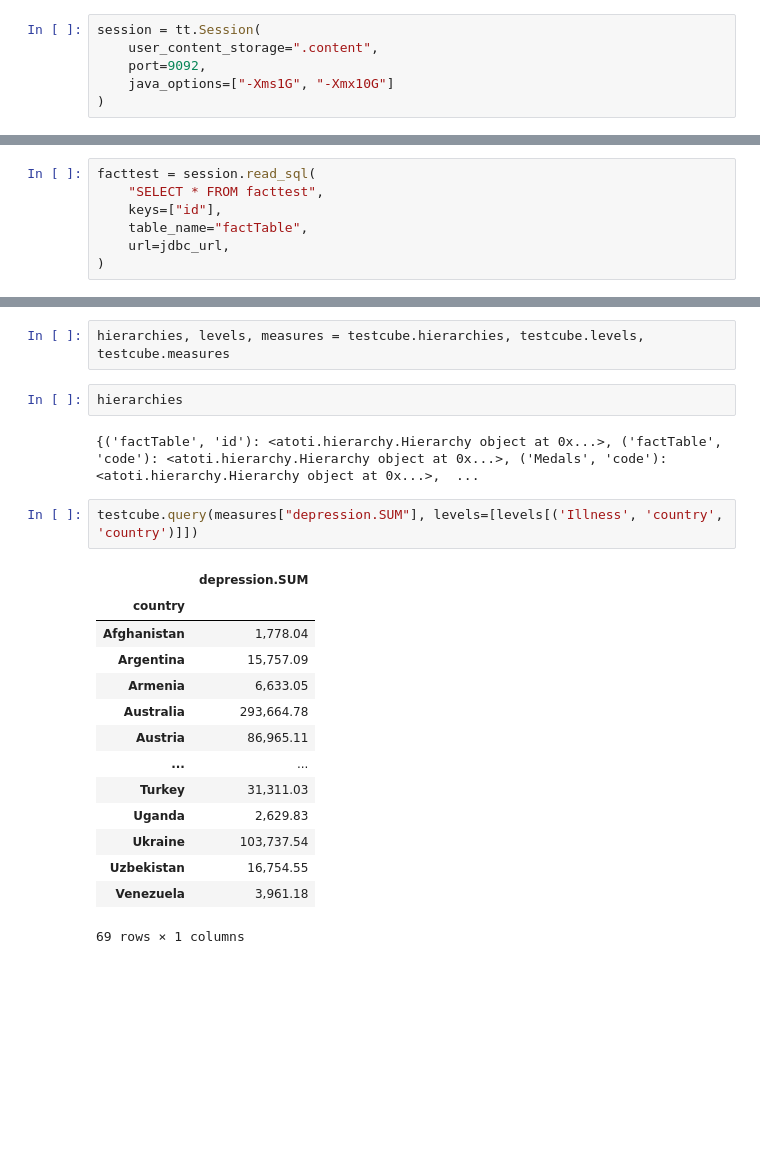
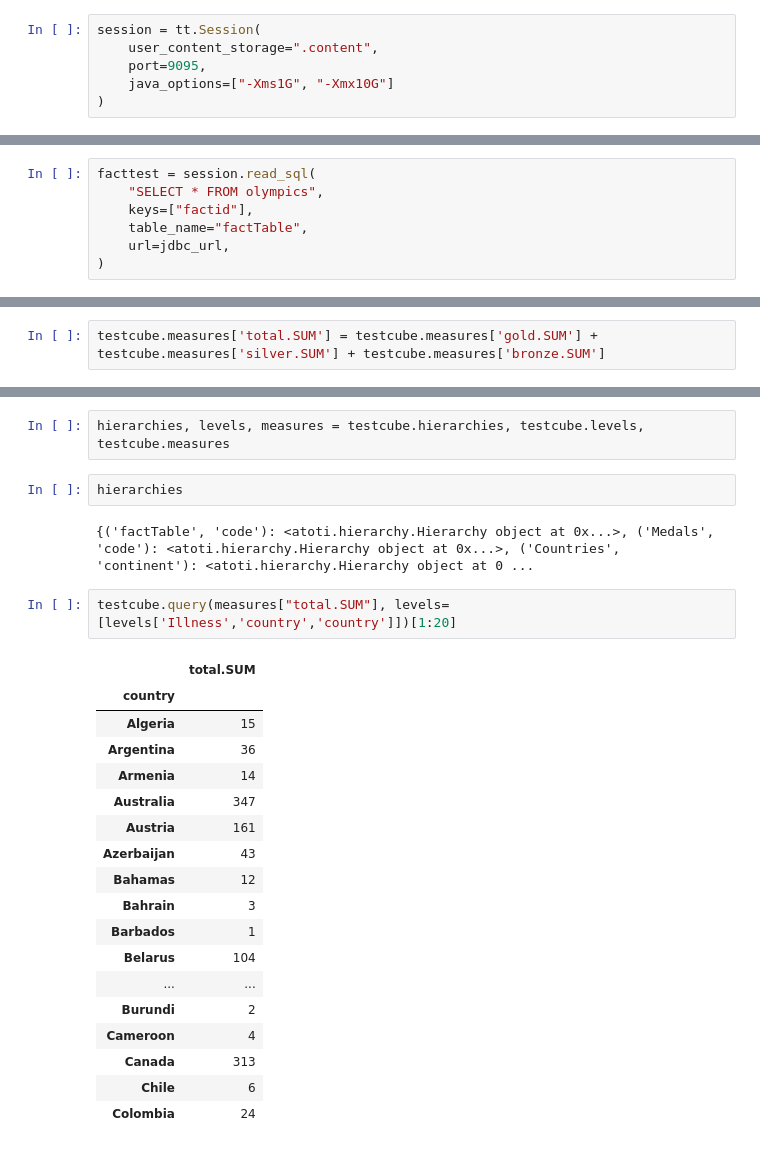
Before and after one commit to nadunvindy/Data-Warehousing-Project-1, a Jupyter notebook: Project1 Cube Creation.ipynb, the cells around one changed output, grey strips where cells are left out. Cells and saved outputs as stored; diff of their text form; blank space fills up the shorter version.

````diff
--- a/Project1 Cube Creation.ipynb
+++ b/Project1 Cube Creation.ipynb
@@ -14,6 +3,6 @@ You can hide this message by setting the `ATOTI_HIDE_EULA_MESSAGE` environment v
 # %%
 session = tt.Session(
     user_content_storage=".content",
-    port=9092,
+    port=9095,
     java_options=["-Xms1G", "-Xmx10G"]
 )
@@ -31,8 +22,8 @@ jdbc_url
 'jdbc:postgresql://localhost:5432/Project1?user=postgres&password=postgres'
 # %%
 facttest = session.read_sql(
-    "SELECT * FROM facttest",
-    keys=["id"],
+    "SELECT * FROM olympics",
+    keys=["factid"],
     table_name="factTable",
     url=jdbc_url,
 )
@@ -115,6 +107,8 @@ erDiagram
 ```
 # %%
 testcube = session.create_cube(facttest)
+# %%
+testcube.measures['total.SUM'] = testcube.measures['gold.SUM'] + testcube.measures['silver.SUM'] + testcube.measures['bronze.SUM']
 # %%
 testcube
 # %% [output]
@@ -124,21 +118,25 @@ hierarchies, levels, measures = testcube.hierarchies, testcube.levels, testcube.
 # %%
 hierarchies
 # %% [output]
-{('factTable', 'id'): <atoti.hierarchy.Hierarchy object at 0x...>, ('factTable', 'code'): <atoti.hierarchy.Hierarchy object at 0x...>, ('Medals', 'code'): <atoti.hierarchy.Hierarchy object at 0x...>,  ...
+{('factTable', 'code'): <atoti.hierarchy.Hierarchy object at 0x...>, ('Medals', 'code'): <atoti.hierarchy.Hierarchy object at 0x...>, ('Countries', 'continent'): <atoti.hierarchy.Hierarchy object at 0 ...
 # %%
-testcube.query(measures["depression.SUM"], levels=[levels[('Illness', 'country', 'country')]])
+testcube.query(measures["total.SUM"], levels=[levels['Illness','country','country']])[1:20]
 # %% [output]
-|  | depression.SUM |
+|  | total.SUM |
 | country |  |
-| Afghanistan | 1,778.04 |
-| Argentina | 15,757.09 |
-| Armenia | 6,633.05 |
-| Australia | 293,664.78 |
-| Austria | 86,965.11 |
+| Algeria | 15 |
+| Argentina | 36 |
+| Armenia | 14 |
+| Australia | 347 |
+| Austria | 161 |
+| Azerbaijan | 43 |
+| Bahamas | 12 |
+| Bahrain | 3 |
+| Barbados | 1 |
+| Belarus | 104 |
 | ... | ... |
-| Turkey | 31,311.03 |
-| Uganda | 2,629.83 |
-| Ukraine | 103,737.54 |
-| Uzbekistan | 16,754.55 |
-| Venezuela | 3,961.18 |
+| Burundi | 2 |
+| Cameroon | 4 |
+| Canada | 313 |
+| Chile | 6 |
+| Colombia | 24 |
-69 rows × 1 columns
````
Also changed, not shown: parts of 7 cells of this notebook, 2 other files.
